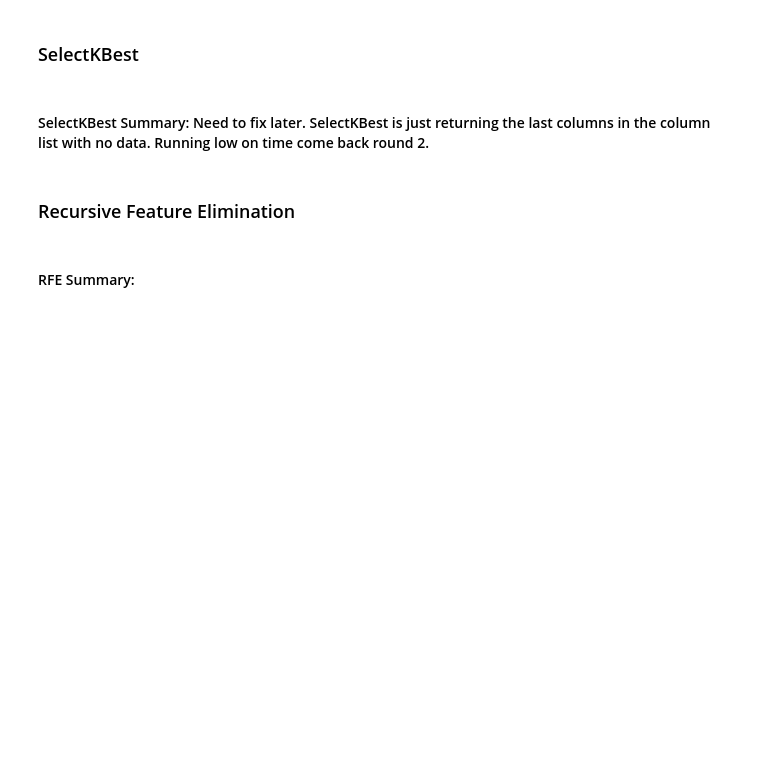
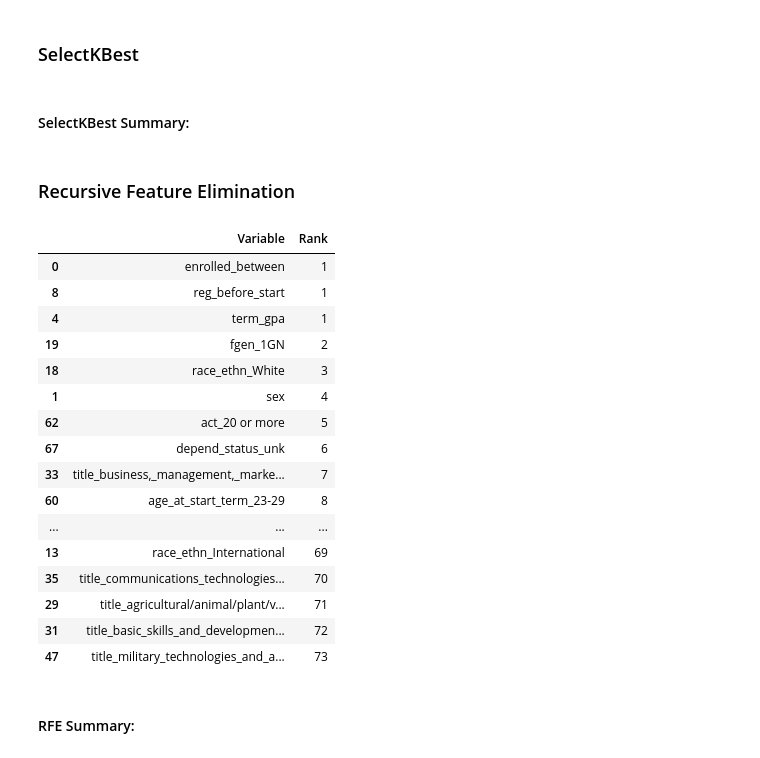
Before and after one commit to mwboiss/retention-project, a Jupyter notebook: modeling.ipynb, the cells around one changed output. Saved outputs shown, nothing was run; the diff lists cells and outputs as text; code cells hidden in the pictures; blank space fills up the shorter version.

```diff
--- a/modeling.ipynb
+++ b/modeling.ipynb
@@ -69,6 +78,14 @@ train_scaled.head()
 | 418485 | 0.497006 | 0.500000 |
 | 178811 | 0.407186 | 1.000000 |
 | 100114 | 0.497006 | 0.639167 |
+# %%
+model_train = train[train.columns[(train.dtypes != 'object') & (train.columns != 'id')]]
+model_validate = validate[validate.columns[(validate.dtypes != 'object') & (validate.columns != 'id')]]
+model_test = train[test.columns[(test.dtypes != 'object') & (test.columns != 'id')]]
+
+x_train, y_train = wrangle.model_split(model_train, 'retained')
+x_validate, y_validate = wrangle.model_split(model_validate, 'retained')
+x_test, y_test = wrangle.model_split(model_test, 'retained')
 # %% [markdown]
 # TODO
 
@@ -261,38 +227,50 @@ Name: title, dtype: int64
 # %% [markdown]
-#### SelectKBest Summary: Need to fix later. SelectKBest is just returning the last columns in the column list with no data. Running low on time come back round 2.
+#### SelectKBest Summary:
 # %% [markdown]
 ### Recursive Feature Elimination
 # %%
-# # Import RFE from Sklearn
-# from sklearn.feature_selection import RFE
+# Create Recursive Feature Elimination model
+rfe = RFE(dtc, n_features_to_select=3)
 
-# # initialize Linear Regression model
-# lm = LinearRegression()
+# fit the model
+rfe.fit(X_train, y_train)
 
-# # Create Recursive Feature Elimination model
-# rfe = RFE(lm, n_features_to_select=3)
+# get mask of columns selected
+feature_mask = rfe.support_
 
-# # fit the model
-# rfe.fit(X_train_scaled, y_train)
+# get list of selected column names
+rfe_feature = X_train.iloc[:,feature_mask].columns.tolist()
 
-# # get mask of columns selected
-# feature_mask = rfe.support_
+# Create list of variables and their ranking
 
-# # get list of selected column names
-# rfe_feature = X_train_scaled.iloc[:,feature_mask].columns.tolist()
+# ranks
+var_ranks = rfe.ranking_
 
-# # Create list of variables and their ranking
+# names
+var_names = X_train.columns.tolist()
 
-# # ranks
-# var_ranks = rfe.ranking_
+# combine to dataframe
+rfe_ranks_df = pd.DataFrame({'Variable' : var_names, 'Rank' : var_ranks})
 
-# # names
-# var_names = X_train_scaled.columns.tolist()
-
-# # combine to dataframe
-# rfe_ranks_df = pd.DataFrame({'Variable' : var_names, 'Rank' : var_ranks})
-
-# # sort
-# rfe_ranks_df.sort_values('Rank')
+# sort
+rfe_ranks_df.sort_values('Rank')
+# %% [output]
+|  | Variable | Rank |
+| 0 | enrolled_between | 1 |
+| 8 | reg_before_start | 1 |
+| 4 | term_gpa | 1 |
+| 19 | fgen_1GN | 2 |
+| 18 | race_ethn_White | 3 |
+| 1 | sex | 4 |
+| 62 | act_20 or more | 5 |
+| 67 | depend_status_unk | 6 |
+| 33 | title_business,_management,_marke... | 7 |
+| 60 | age_at_start_term_23-29 | 8 |
+| ... | ... | ... |
+| 13 | race_ethn_International | 69 |
+| 35 | title_communications_technologies... | 70 |
+| 29 | title_agricultural/animal/plant/v... | 71 |
+| 31 | title_basic_skills_and_developmen... | 72 |
+| 47 | title_military_technologies_and_a... | 73 |
 # %% [markdown]
 #### RFE Summary:
```
Also changed, not shown: parts of 38 cells of this notebook, 2 other files.
